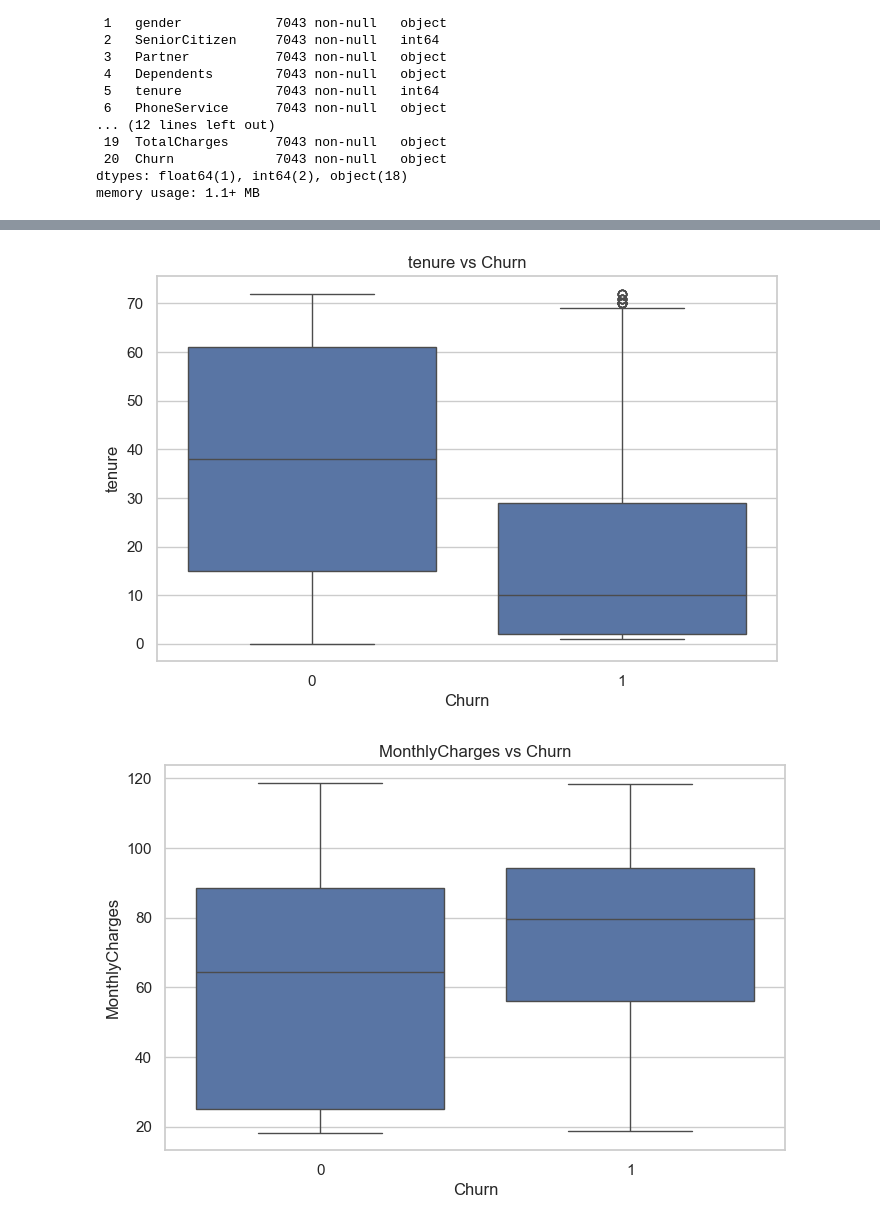
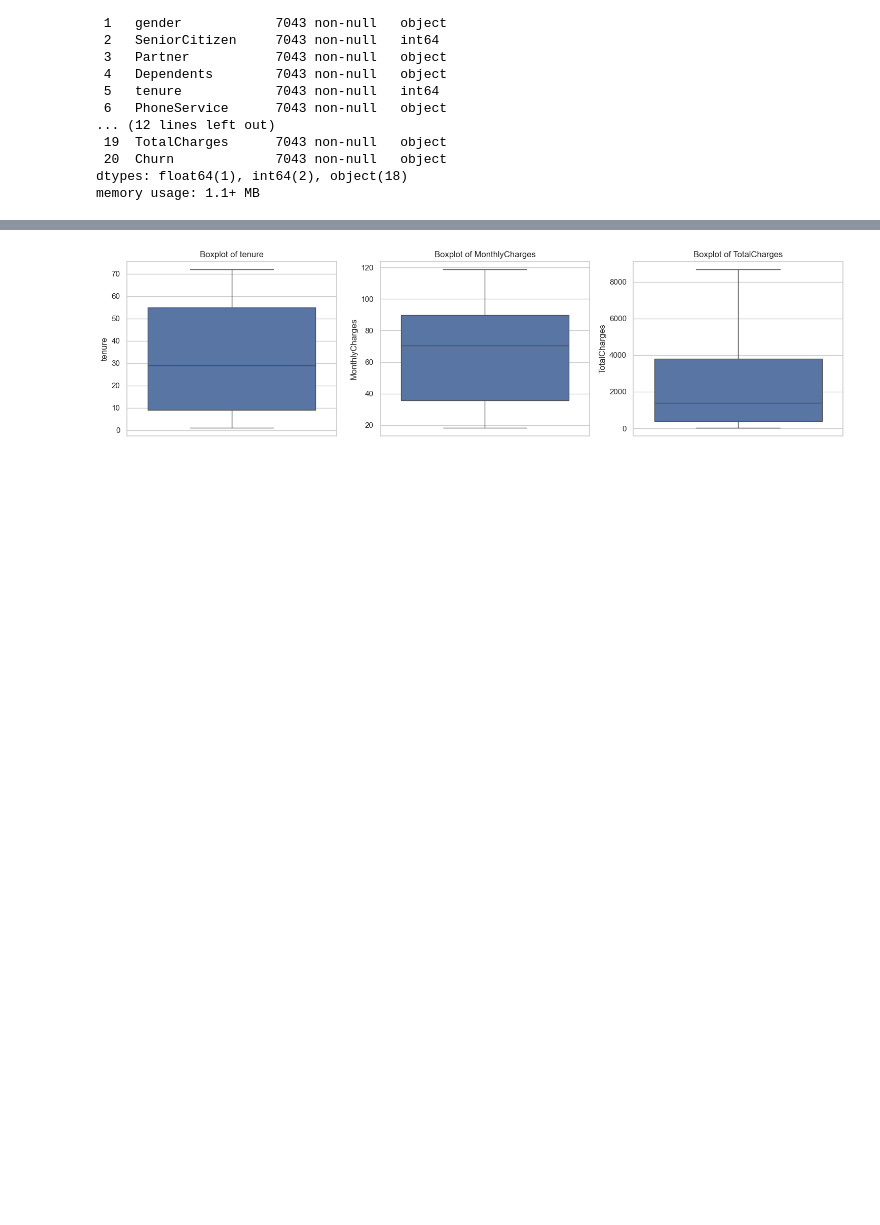
Before and after one commit to MinaMehdipoor/Telco-churn-prediction, a Jupyter notebook: main.ipynb, the cells around one changed output, grey strips where cells are left out. Drawn from its saved outputs; the diff is of its cells as text; code cells hidden in the pictures; blank space fills up the shorter version.

```diff
--- a/main.ipynb
+++ b/main.ipynb
@@ -9,11 +9,9 @@ import pandas as pd
 import matplotlib.pyplot as plt
 import seaborn as sns
 
-from sklearn.preprocessing import MinMaxScaler
-
 sns.set_theme(style="whitegrid")
 
-plt.rcParams["figure.figsize"] = (8, 5)
+plt.rcParams["figure.figsize"] = (5, 3)
 plt.rcParams["font.size"] = 12
 # %%
 df = pd.read_csv("Telco Customer Churn.csv")
@@ -63,3 +63,3 @@ memory usage: 1.1+ MB
 # %%
 df["TotalCharges"] = pd.to_numeric(df["TotalCharges"], errors="coerce")
-df["Churn"] = df["Churn"].map({"Yes": 1, "No": 0})
+df.isnull().sum()
@@ -65,0 +100,3 @@ df["Churn"] = df["Churn"].map({"Yes": 1, "No": 0})
+# %%
+df = df.dropna(subset=["TotalCharges"])
+df.shape
@@ -78,5 +120,12 @@ df.describe()
 # %%
-sns.countplot(x="Churn", data=df)
-plt.title("Distribution of Churn")
+numeric_cols = ["tenure", "MonthlyCharges", "TotalCharges"]
+
+fig, axes = plt.subplots(1, 3, figsize=(15, 4))
+
+for ax, col in zip(axes, numeric_cols):
+    sns.histplot(df[col], kde=True, ax=ax)
+    ax.set_title(f"Distribution of {col}")
+
+plt.tight_layout()
 plt.show()
 # %% [output]
@@ -84,10 +133,11 @@ plt.show()
 # %%
-numeric_cols = ["tenure", "MonthlyCharges", "TotalCharges"]
+fig, axes = plt.subplots(1, 3, figsize=(15, 4))
 
-for col in numeric_cols:
-    sns.boxplot(x="Churn", y=col, data=df)
-    plt.title(f"{col} vs Churn")
-    plt.show()
+for ax, col in zip(axes, numeric_cols):
+    sns.boxplot(y=df[col], ax=ax)
+    ax.set_title(f"Boxplot of {col}")
+
+plt.tight_layout()
+plt.show()
 # %% [output]
-[figure, old version]
+[figure, new version]
-[figure, removed]
```
Also changed, not shown: parts of 9 cells of this notebook.
